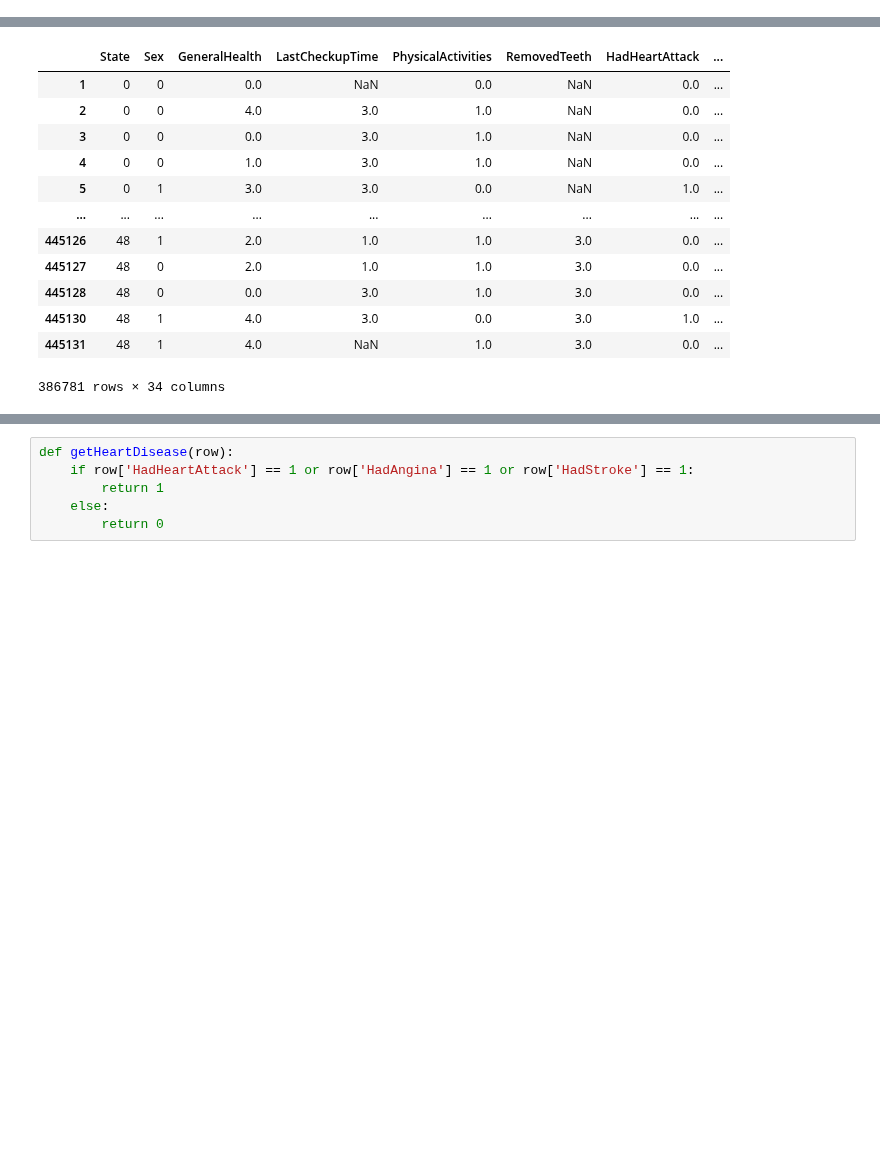
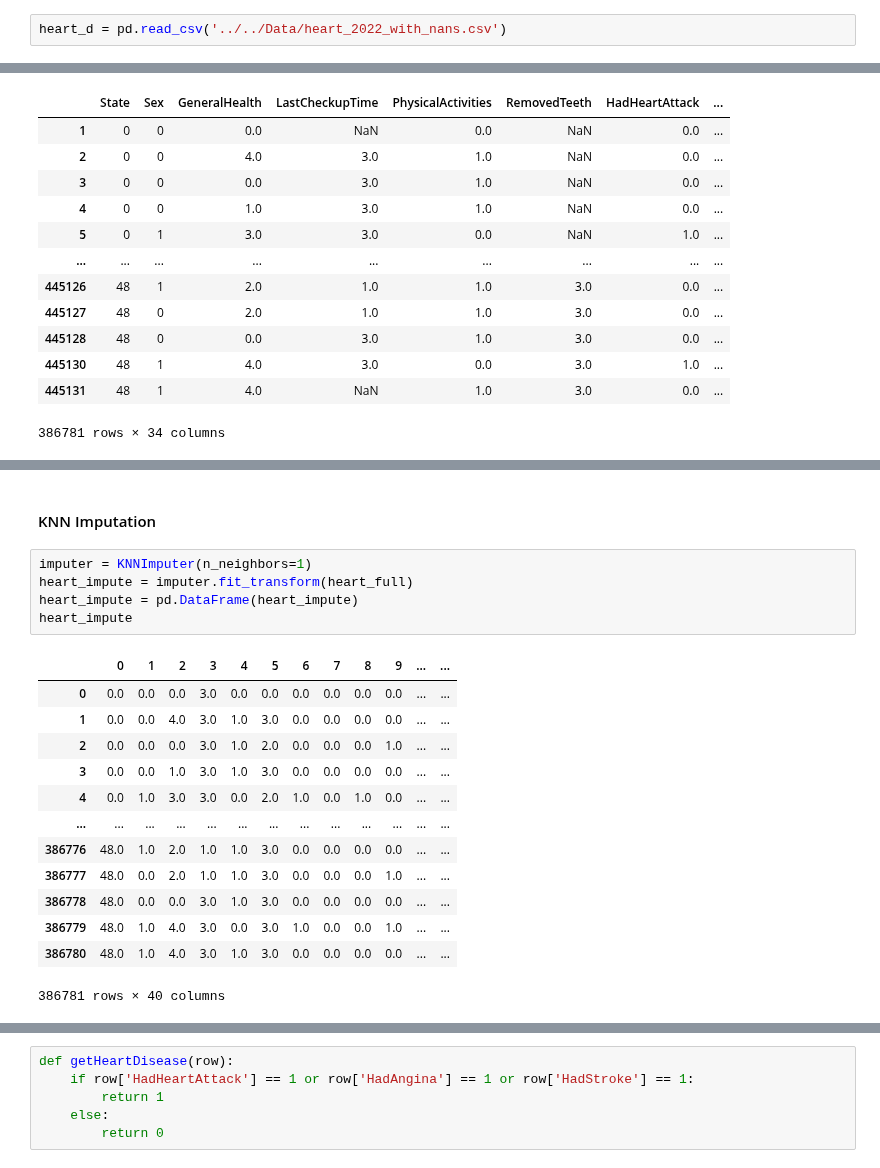
Before and after one commit to DecisionTreeBruining/212B-ML-Project, a Jupyter notebook: assignment_2/local_dev/preprocessing_hailey.ipynb, the cells around one changed output, grey strips where cells are left out. Cells and saved outputs as stored; diff of their text form; blank space fills up the shorter version.

```diff
--- a/assignment_2/local_dev/preprocessing_hailey.ipynb
+++ b/assignment_2/local_dev/preprocessing_hailey.ipynb
@@ -173,3 +176,5 @@ Text(0.5, 1.0, 'Count of AgeCategory')
 [figure]
 # %% [markdown]
 ### Missing value imputation
+# %%
+heart_d = pd.read_csv('../../Data/heart_2022_with_nans.csv')
@@ -325 +316,22 @@ heart_full
 386781 rows × 40 columns
+# %% [markdown]
+#### KNN Imputation
+# %%
+imputer = KNNImputer(n_neighbors=1)
+heart_impute = imputer.fit_transform(heart_full)
+heart_impute = pd.DataFrame(heart_impute)
+heart_impute
+# %% [output]
+|  | 0 | 1 | 2 | 3 | 4 | 5 | 6 | 7 | 8 | 9 | ... | ... |
+| 0 | 0.0 | 0.0 | 0.0 | 3.0 | 0.0 | 0.0 | 0.0 | 0.0 | 0.0 | 0.0 | ... | ... |
+| 1 | 0.0 | 0.0 | 4.0 | 3.0 | 1.0 | 3.0 | 0.0 | 0.0 | 0.0 | 0.0 | ... | ... |
+| 2 | 0.0 | 0.0 | 0.0 | 3.0 | 1.0 | 2.0 | 0.0 | 0.0 | 0.0 | 1.0 | ... | ... |
+| 3 | 0.0 | 0.0 | 1.0 | 3.0 | 1.0 | 3.0 | 0.0 | 0.0 | 0.0 | 0.0 | ... | ... |
+| 4 | 0.0 | 1.0 | 3.0 | 3.0 | 0.0 | 2.0 | 1.0 | 0.0 | 1.0 | 0.0 | ... | ... |
+| ... | ... | ... | ... | ... | ... | ... | ... | ... | ... | ... | ... | ... |
+| 386776 | 48.0 | 1.0 | 2.0 | 1.0 | 1.0 | 3.0 | 0.0 | 0.0 | 0.0 | 0.0 | ... | ... |
+| 386777 | 48.0 | 0.0 | 2.0 | 1.0 | 1.0 | 3.0 | 0.0 | 0.0 | 0.0 | 1.0 | ... | ... |
+| 386778 | 48.0 | 0.0 | 0.0 | 3.0 | 1.0 | 3.0 | 0.0 | 0.0 | 0.0 | 0.0 | ... | ... |
+| 386779 | 48.0 | 1.0 | 4.0 | 3.0 | 0.0 | 3.0 | 1.0 | 0.0 | 0.0 | 1.0 | ... | ... |
+| 386780 | 48.0 | 1.0 | 4.0 | 3.0 | 1.0 | 3.0 | 0.0 | 0.0 | 0.0 | 0.0 | ... | ... |
+386781 rows × 40 columns
```
Also changed, not shown: parts of 18 cells of this notebook.
